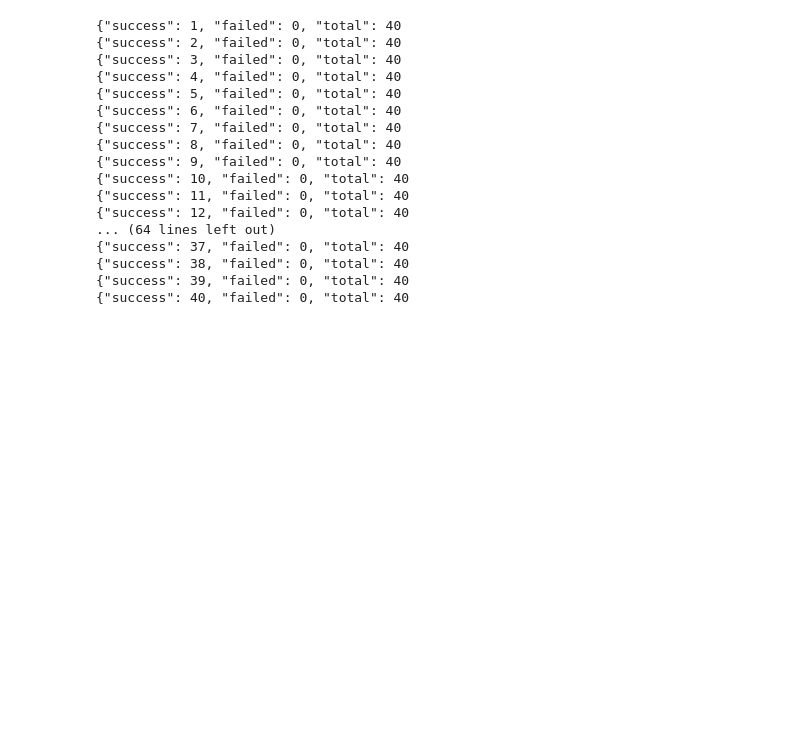
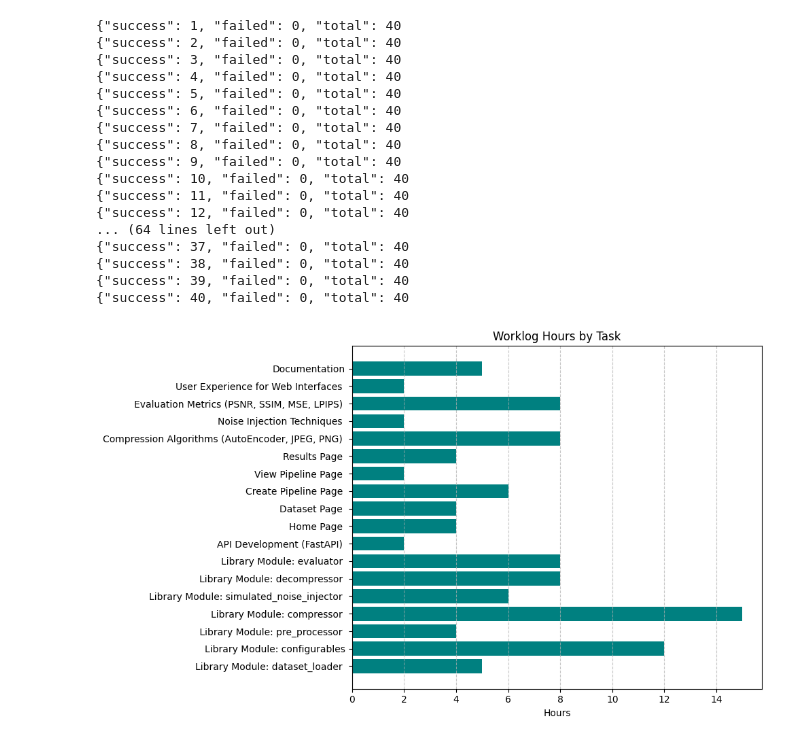
Before and after one commit to parth3108/SatelliteImage_AutoEncoder, a Jupyter notebook: api/main.ipynb, the cells around one changed output. Drawn from its saved outputs; the diff is of its cells as text; code cells hidden in the pictures; blank space fills up the shorter version.

```diff
--- a/api/main.ipynb
+++ b/api/main.ipynb
@@ -123,3 +123,95 @@ with requests.post("http://0.0.0.0:8000/run_pipeline?run_id=2", json=config,stre
 {"success": 38, "failed": 0, "total": 40
 {"success": 39, "failed": 0, "total": 40
 {"success": 40, "failed": 0, "total": 40
+# %%
+import pandas as pd
+import matplotlib.pyplot as plt
+import numpy as np
+
+# Sample data based on provided information
+worklog_data = {
+    'Task': [
+        'Library Module: dataset_loader ',
+        'Library Module: configurables',
+        ' Library Module: pre_processor ',
+        'Library Module: compressor ',
+        'Library Module: simulated_noise_injector ',
+        'Library Module: decompressor ',
+        'Library Module: evaluator ',
+        'API Development (FastAPI) ',
+        'Home Page ',
+        'Dataset Page ',
+        'Create Pipeline Page ',
+        'View Pipeline Page ',
+        'Results Page ',
+        'Compression Algorithms (AutoEncoder, JPEG, PNG) ',
+        'Noise Injection Techniques ',
+        'Evaluation Metrics (PSNR, SSIM, MSE, LPIPS) ',
+        'User Experience for Web Interfaces ',
+        'Documentation'
+    ],
+    'Hours': [
+        5,
+        12,
+        4,
+        15,
+        6,
+        8,
+        8,
+        2,
+        4,
+        4,
+        6,
+        2,
+        4,
+        8,
+        2,
+        8,
+        2,
+        5
+    ]
+}
+
+# Create DataFrame for Worklog
+worklog_df = pd.DataFrame(worklog_data)
+
+# Create Worklog Hour Chart
+plt.figure(figsize=(10, 6))
+plt.barh(worklog_df['Task'], worklog_df['Hours'], color='teal')
+plt.xlabel('Hours')
+plt.title('Worklog Hours by Task')
+plt.grid(axis='x', linestyle='--', alpha=0.7)
+plt.tight_layout()
+plt.show()
+
+# Sample data for progress measures (burndown chart)
+# Based on project timeline and commits, showing cumulative tasks completed over time
+progress_data = {
+    'Date': [
+        '2024-09-01', '2024-09-15', '2024-09-19', '2024-09-30',
+        '2024-10-07', '2024-10-11', '2024-10-20'
+    ],
+    'Tasks_Completed': [2, 4, 6, 8, 10, 13, 15],  # Cumulative task completion
+    'Total_Tasks': [15] * 7  # Total number of tasks as reference line
+}
+
+# Create DataFrame for Progress Measures
+progress_df = pd.DataFrame(progress_data)
+progress_df['Date'] = pd.to_datetime(progress_df['Date'])
+
+# Create Burndown Chart
+plt.figure(figsize=(10, 6))
+plt.plot(progress_df['Date'], progress_df['Tasks_Completed'], marker='o', label='Tasks Completed', color='blue')
+plt.plot(progress_df['Date'], progress_df['Total_Tasks'], linestyle='--', color='red', label='Total Tasks')
+plt.fill_between(progress_df['Date'], progress_df['Tasks_Completed'], progress_df['Total_Tasks'], color='skyblue', alpha=0.4)
+
+plt.xlabel('Date')
+plt.ylabel('Number of Tasks')
+plt.title('Project Progress (Burndown Chart)')
+plt.xticks(rotation=45)
+plt.legend()
+plt.grid(True)
+plt.tight_layout()
+plt.show()
+# %% [output]
+[figure, added]
```
Also changed, not shown: parts of 2 cells of this notebook, 11 other files.
